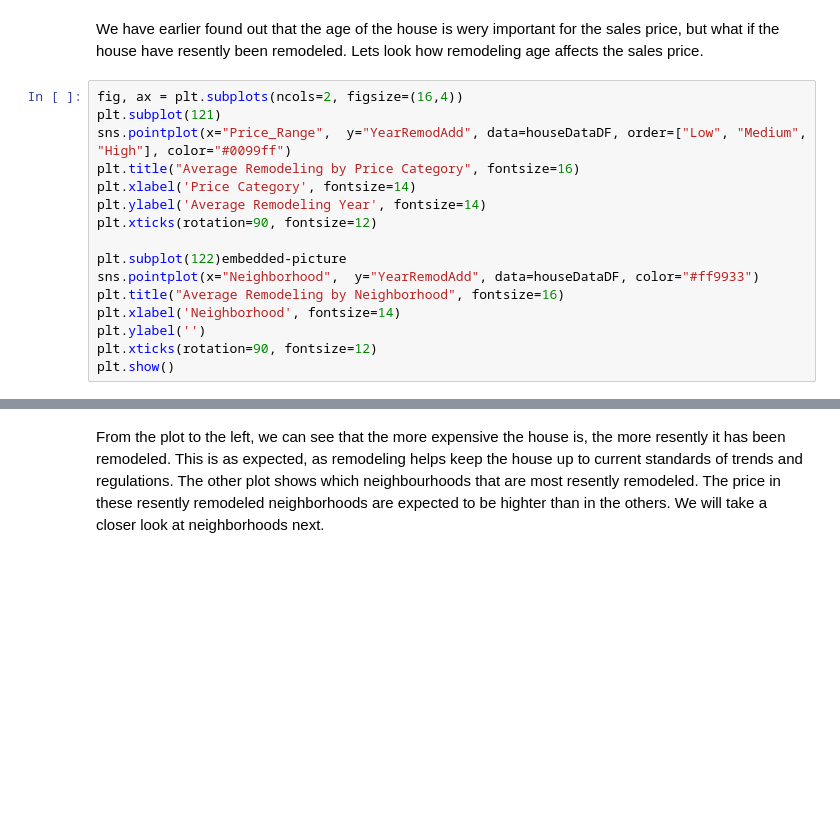
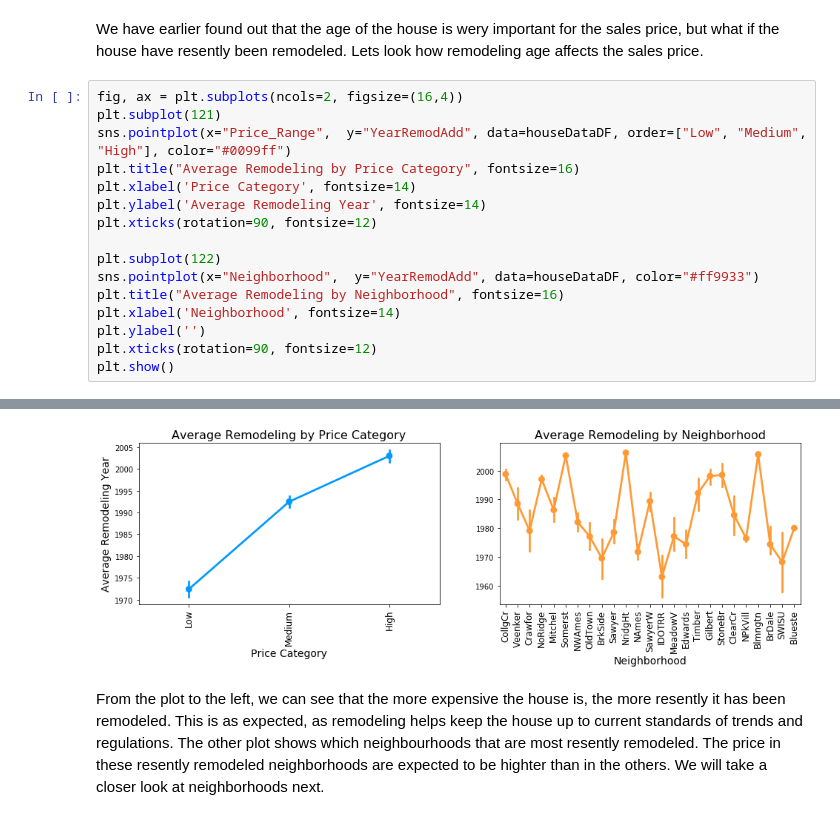
Before and after one commit to mabjork/Algorithmic-Machine-Learning, a Jupyter notebook: Notebooks/challenges/Final-HouseSales-2.ipynb, the cells around one changed output, grey strips where cells are left out. Saved outputs shown, nothing was run; the diff lists cells and outputs as text; blank space fills up the shorter version.

Commit message:
Add new pictures

```diff
--- a/Notebooks/challenges/Final-HouseSales-2.ipynb
+++ b/Notebooks/challenges/Final-HouseSales-2.ipynb
@@ -473,7 +473,7 @@ plt.xlabel('Price Category', fontsize=14)
 plt.ylabel('Average Remodeling Year', fontsize=14)
 plt.xticks(rotation=90, fontsize=12)
 
-plt.subplot(122)embedded-picture
+plt.subplot(122)
 sns.pointplot(x="Neighborhood",  y="YearRemodAdd", data=houseDataDF, color="#ff9933")
 plt.title("Average Remodeling by Neighborhood", fontsize=16)
 plt.xlabel('Neighborhood', fontsize=14)
@@ -485,3 +484,4 @@ SyntaxError: invalid syntax (<ipython-input-151-481fec884a80>, line 9)
+[figure, added]
 # %% [markdown]
 From the plot to the left, we can see that the more expensive the house is, the more resently it has been remodeled. This is as expected, as remodeling helps keep the house up to current standards of trends and regulations. The other plot shows which neighbourhoods that are most resently remodeled. The price in these resently remodeled neighborhoods are expected to be highter than in the others. We will take a closer look at neighborhoods next.
 # %% [markdown]
```
Also changed, not shown: parts of 59 cells of this notebook, 2 other files.
